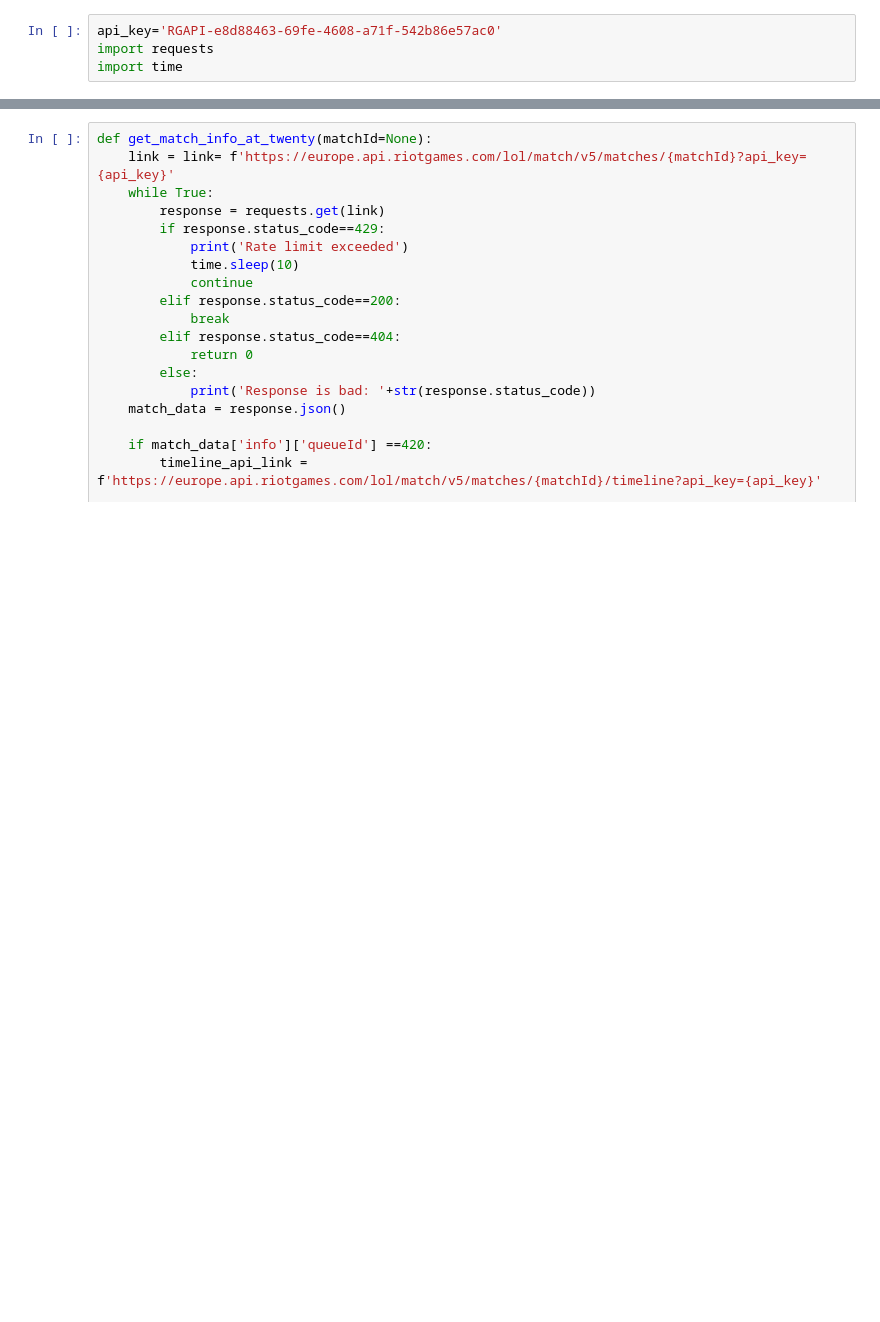
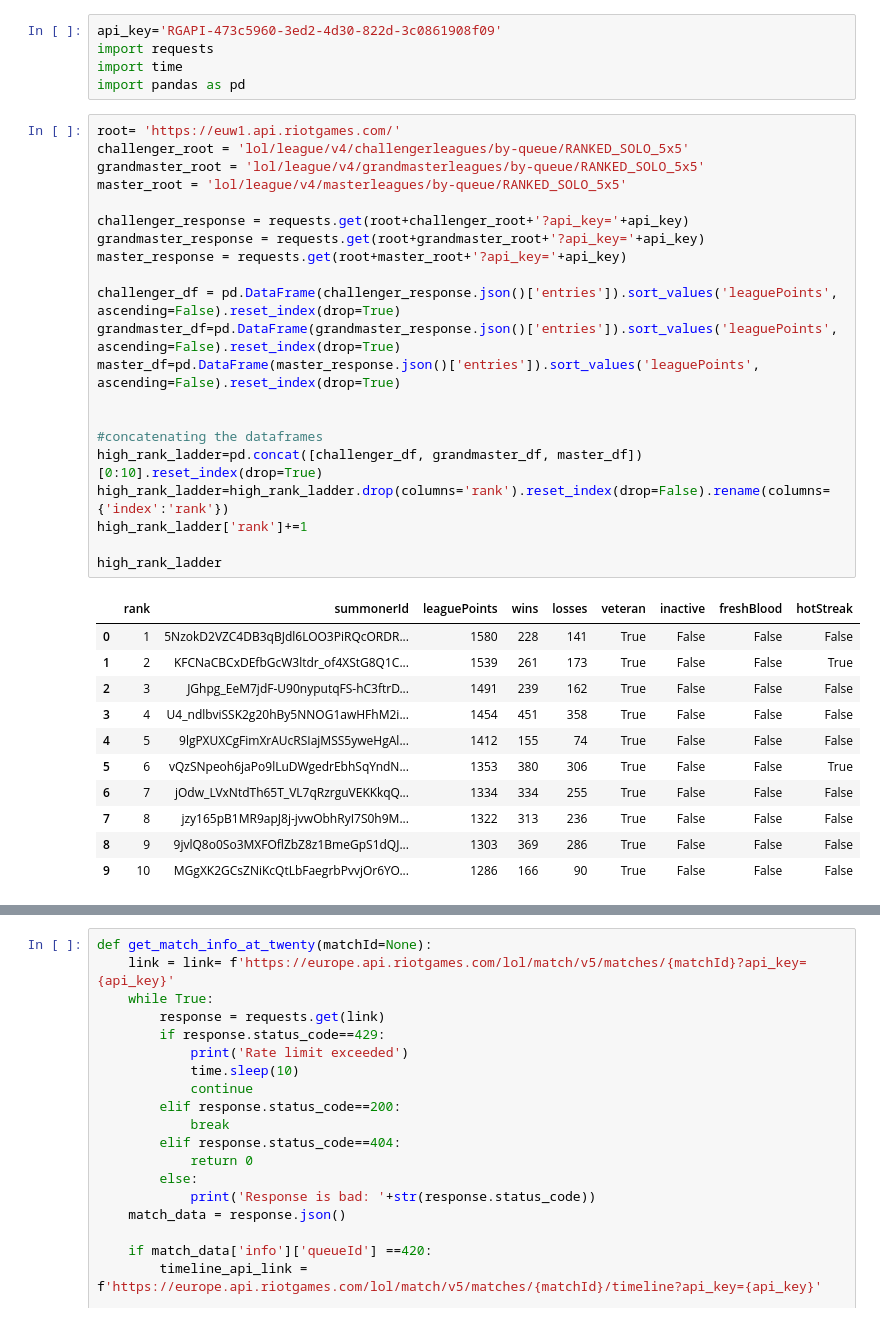
Before and after one commit to mohammad20306/Dissertation, a Jupyter notebook: get_match_at_twenty.ipynb, the cells around one changed output, grey strips where cells are left out. Saved outputs shown, nothing was run; the diff lists cells and outputs as text; blank space fills up the shorter version.

```diff
--- a/get_match_at_twenty.ipynb
+++ b/get_match_at_twenty.ipynb
@@ -1,4 +1,38 @@
 # %%
-api_key='RGAPI-e8d88463-69fe-4608-a71f-542b86e57ac0'
+api_key='RGAPI-473c5960-3ed2-4d30-822d-3c0861908f09'
 import requests
 import time
+import pandas as pd
+# %%
+root= 'https://euw1.api.riotgames.com/'
+challenger_root = 'lol/league/v4/challengerleagues/by-queue/RANKED_SOLO_5x5'
+grandmaster_root = 'lol/league/v4/grandmasterleagues/by-queue/RANKED_SOLO_5x5'
+master_root = 'lol/league/v4/masterleagues/by-queue/RANKED_SOLO_5x5'
+
+challenger_response = requests.get(root+challenger_root+'?api_key='+api_key)
+grandmaster_response = requests.get(root+grandmaster_root+'?api_key='+api_key)
+master_response = requests.get(root+master_root+'?api_key='+api_key)
+
+challenger_df = pd.DataFrame(challenger_response.json()['entries']).sort_values('leaguePoints', ascending=False).reset_index(drop=True)
+grandmaster_df=pd.DataFrame(grandmaster_response.json()['entries']).sort_values('leaguePoints', ascending=False).reset_index(drop=True)
+master_df=pd.DataFrame(master_response.json()['entries']).sort_values('leaguePoints', ascending=False).reset_index(drop=True)
+
+
+#concatenating the dataframes
+high_rank_ladder=pd.concat([challenger_df, grandmaster_df, master_df])[0:10].reset_index(drop=True)
+high_rank_ladder=high_rank_ladder.drop(columns='rank').reset_index(drop=False).rename(columns={'index':'rank'})
+high_rank_ladder['rank']+=1
+
+high_rank_ladder
+# %% [output]
+|  | rank | summonerId | leaguePoints | wins | losses | veteran | inactive | freshBlood | hotStreak |
+| 0 | 1 | 5NzokD2VZC4DB3qBJdl6LOO3PiRQcORDR... | 1580 | 228 | 141 | True | False | False | False |
+| 1 | 2 | KFCNaCBCxDEfbGcW3ltdr_of4XStG8Q1C... | 1539 | 261 | 173 | True | False | False | True |
+| 2 | 3 | JGhpg_EeM7jdF-U90nyputqFS-hC3ftrD... | 1491 | 239 | 162 | True | False | False | False |
+| 3 | 4 | U4_ndlbviSSK2g20hBy5NNOG1awHFhM2i... | 1454 | 451 | 358 | True | False | False | False |
+| 4 | 5 | 9lgPXUXCgFimXrAUcRSIajMSS5yweHgAl... | 1412 | 155 | 74 | True | False | False | False |
+| 5 | 6 | vQzSNpeoh6jaPo9lLuDWgedrEbhSqYndN... | 1353 | 380 | 306 | True | False | False | True |
+| 6 | 7 | jOdw_LVxNtdTh65T_VL7qRzrguVEKKkqQ... | 1334 | 334 | 255 | True | False | False | False |
+| 7 | 8 | jzy165pB1MR9apJ8j-jvwObhRyI7S0h9M... | 1322 | 313 | 236 | True | False | False | False |
+| 8 | 9 | 9jvlQ8o0So3MXFOflZbZ8z1BmeGpS1dQJ... | 1303 | 369 | 286 | True | False | False | False |
+| 9 | 10 | MGgXK2GCsZNiKcQtLbFaegrbPvvjOr6YO... | 1286 | 166 | 90 | True | False | False | False |
```
Also changed, not shown: parts of 12 cells of this notebook, 2 other files.
